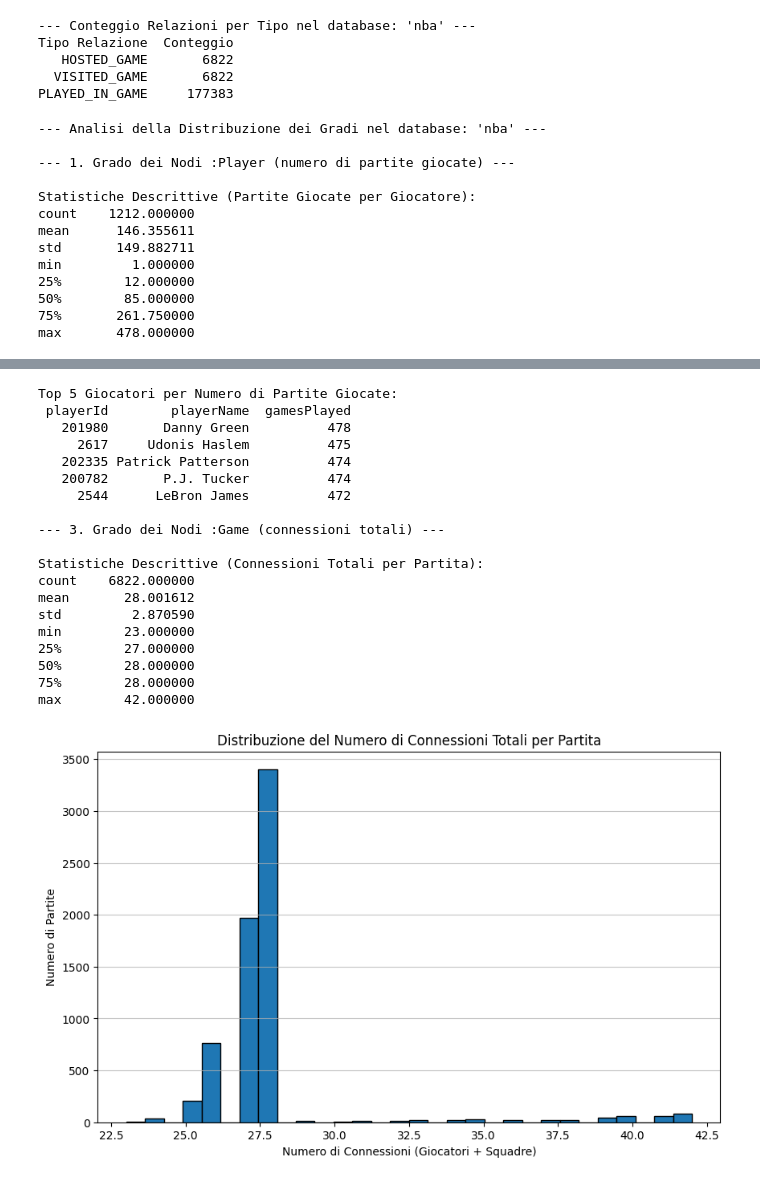
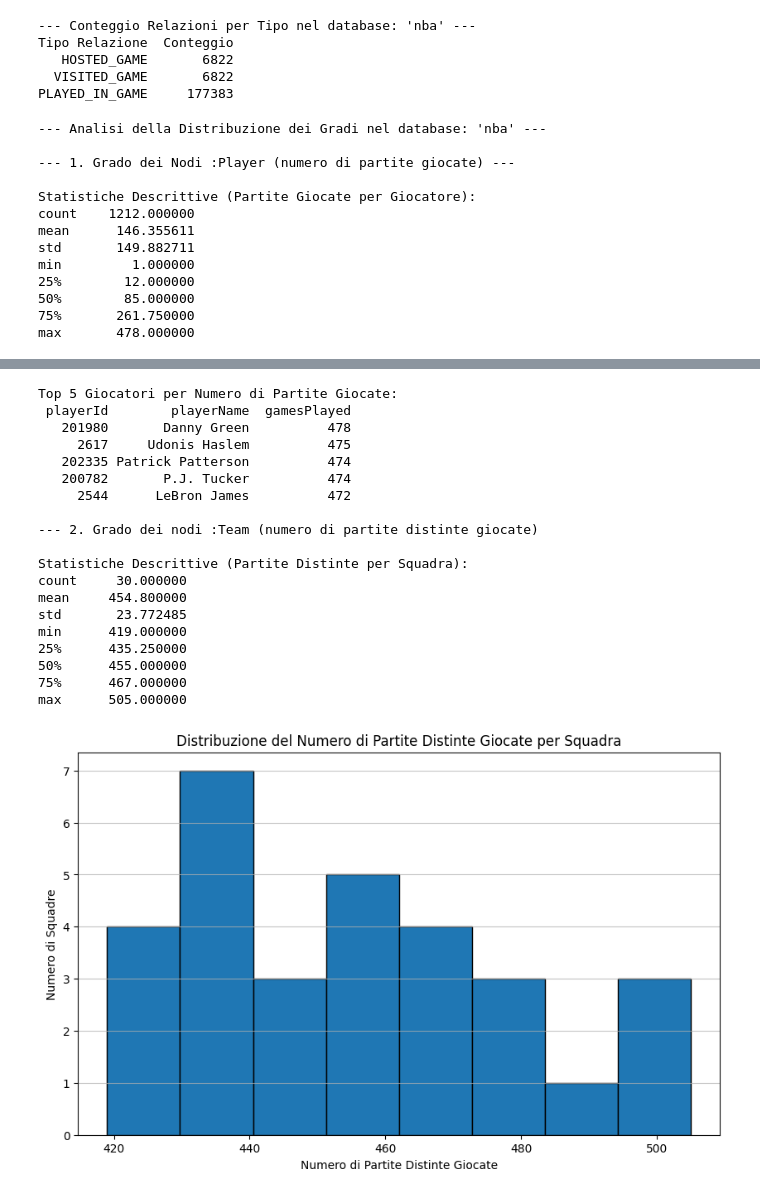
Before and after one commit to Manillin/GraphAnalytics, a Jupyter notebook: nba_dataset.ipynb, the cells around one changed output, grey strips where cells are left out. Drawn from its saved outputs; the diff is of its cells as text; code cells hidden in the pictures.

```diff
--- a/nba_dataset.ipynb
+++ b/nba_dataset.ipynb
@@ -1,5 +3,7 @@
 # %%
 from neo4j import GraphDatabase
+import logging
+logging.getLogger("neo4j").setLevel(logging.ERROR)
 
 uri = 'bolt://localhost:7687'
 user = 'neo4j'
@@ -13,11 +17,7 @@ print('connessione a neo4j riuscita!')
 with driver.session(database=db_name) as session:
     print(f'Sessione aperta con successo al database: {db_name}')
     result = session.run("MATCH (n) RETURN count(n) AS node_count")
-    record = result.single() # Ottieni il singolo record risultato
-    if record:
-        print(f"Numero di nodi nel database '{db_name}': {record['node_count']}")
-    else:
-        print(f"Nessun record restituito dalla query di conteggio nodi nel database '{db_name}'.")
+    record = result.single() # singolo record test
 # %% [output]
 connessione a neo4j riuscita!
 Sessione aperta con successo al database: nba
@@ -32,6 +29,6 @@ df = pd.read_csv('teams_for_neo4j.csv')
 df.info()
 # %%
-# --- Funzione per creare Constraints (assicurati sia stata eseguita una volta) ---
+# --- Funzione per creare Constraints ---
 def create_constraints_for_schema(neo4j_session):
     print("Tentativo di creazione constraints...")
     neo4j_session.run("""
@@ -40,16 +37,12 @@ def create_constraints_for_schema(neo4j_session):
     """)
     print("Constraints per :Team creati (o già esistenti).")
 
-# --- Funzione per importare le Squadre (MODIFICATA) ---
+# --- Funzione per importare le Squadre ---
 def import_teams_data(neo4j_session, csv_filename="teams_for_neo4j.csv"):
-    """
-    Importa le squadre dal file CSV specificato.
-    Il file CSV deve trovarsi nella cartella 'import' del database Neo4j.
-    """
     print(f"Inizio importazione squadre da '{csv_filename}'...")
 
     import_query = """
-    LOAD CSV WITH HEADERS FROM $csvFileUrl AS row // Nome parametro cambiato per chiarezza
+    LOAD CSV WITH HEADERS FROM $csvFileUrl AS row // csvFileUrl -> alias per accedere al file in 'import'
     FIELDTERMINATOR ','
     MERGE (t:Team {teamId: toInteger(row.TEAM_ID)})
     ON CREATE SET
@@ -80,10 +73,10 @@ def import_teams_data(neo4j_session, csv_filename="teams_for_neo4j.csv"):
         t.dLeagueAffiliation = row.DLEAGUEAFFILIATION
     """
 
-    # URL del file per Neo4j, specificando il protocollo 'file:///'
+    # URL del file per Neo4j, protocollo 'file:///'
     file_url_for_neo4j = 'file:///' + csv_filename
 
-    neo4j_session.run(import_query, csvFileUrl=file_url_for_neo4j) # Passa l'URL costruito
+    neo4j_session.run(import_query, csvFileUrl=file_url_for_neo4j)
     print(f"Importazione squadre da '{csv_filename}' (usando URL: {file_url_for_neo4j}) completata.")
 
 # --- Esecuzione delle operazioni nel contesto della sessione Neo4j ---
@@ -92,7 +85,7 @@ try:
         print(f"Utilizzo della sessione esistente con il database: '{db_name}' per l'importazione.")
 
         # 1. Crea i constraints
-        create_constraints_for_schema(session) # Commenta se già eseguito con successo
+        create_constraints_for_schema(session)
 
         # 2. Importa le squadre
         import_teams_data(session, csv_filename="teams_for_neo4j.csv")
@@ -524,16 +460,10 @@ Tipo Relazione  Conteggio
   VISITED_GAME       6822
 PLAYED_IN_GAME     177383
 # %%
-# Analisi della Distribuzione dei Gradi
-import matplotlib.pyplot as plt
-import numpy as np # Per calcoli statistici se necessario
-
 print(f"--- Analisi della Distribuzione dei Gradi nel database: '{db_name}' ---")
-
 try:
     with driver.session(database=db_name) as session:
-
-        # --- 1. Grado dei Nodi :Player (partite giocate) ---
+        # --- Grado dei Nodi :Player (partite giocate) ---
         print("\n--- 1. Grado dei Nodi :Player (numero di partite giocate) ---")
         player_degree_query = """
         MATCH (p:Player)-[r:PLAYED_IN_GAME]->(g:Game)
@@ -565,10 +495,9 @@ try:
         print("\n--- 2. Grado dei nodi :Team (numero di partite distinte giocate)")
         team_degree_query = """
         MATCH (t:Team)-[:HOSTED_GAME | VISITED_GAME]->(g:Game)
-        return t.teamId as teamId, t.nickname ad teamName, count(distinct g) as distinctGamesInvolved
+        return t.teamId as teamId, t.nickname as teamName, count(distinct g) as distinctGamesInvolved
         order by distinctGamesInvolved DESC
         """
-
         results_teams = session.run(team_degree_query)
         team_degrees = [{"teamId": r["teamId"], "teamName": r["teamName"], "distinctGamesInvolved": r["distinctGamesInvolved"]} for r in results_teams]
 
@@ -578,11 +507,9 @@ try:
             print(df_team_degrees['distinctGamesInvolved'].describe().to_string())
 
             plt.figure(figsize=(10, 6))
-            # Adatta i bin in base al range dei nuovi valori, che sarà molto più piccolo
-            # Potresti usare un numero fisso di bin, es. bins=15 o bins=20
             max_games = df_team_degrees['distinctGamesInvolved'].max()
             min_games = df_team_degrees['distinctGamesInvolved'].min()
-            bin_width = 10 # Esempio, regola se necessario
+            bin_width = 10
             if max_games is not None and min_games is not None and max_games > min_games :
                  bins_calculated = int((max_games - min_games) / bin_width) if int((max_games - min_games) / bin_width) > 0 else 10
             else:
@@ -600,7 +527,7 @@ try:
             print("Nessun dato trovato per il grando delle squadre")
 
 
-        # --- 3. Grado dei Nodi :Game (numero di giocatori + squadre connesse) ---
+        # --- Grado dei Nodi :Game (numero di giocatori + squadre connesse) ---
         print("\n--- 3. Grado dei Nodi :Game (connessioni totali) ---")
         # Il grado di un nodo Game è il numero di giocatori che vi hanno partecipato
         # più le 2 squadre (casa e ospite).
@@ -611,8 +538,6 @@ try:
         RETURN g.gameId AS gameId, count(DISTINCT p) + count(DISTINCT t) AS totalConnections
         ORDER BY totalConnections DESC
         """
-        # count(DISTINCT p) conta i giocatori unici per partita.
-        # count(DISTINCT t) dovrebbe essere 2 per ogni partita.
         results_games = session.run(game_degree_query)
         game_degrees = [{"gameId": r["gameId"], "totalConnections": r["totalConnections"]} for r in results_games]
 
@@ -632,42 +557,41 @@ try:
             print("\nTop 5 Partite per Numero di Connessioni:")
             print(df_game_degrees.head(5).to_string(index=False))
         else:
             print("Nessun dato trovato per il grado delle partite.")
-
 except Exception as e:
     print(f"Si è verificato un errore durante l'analisi della distribuzione dei gradi: {e}")
 # %% [output]
 --- Analisi della Distribuzione dei Gradi nel database: 'nba' ---
 
 --- 1. Grado dei Nodi :Player (numero di partite giocate) ---
 
 Statistiche Descrittive (Partite Giocate per Giocatore):
 count    1212.000000
 mean      146.355611
 std       149.882711
 min         1.000000
 25%        12.000000
 50%        85.000000
 75%       261.750000
 max       478.000000
 [figure]
 Top 5 Giocatori per Numero di Partite Giocate:
  playerId        playerName  gamesPlayed
    201980       Danny Green          478
      2617     Udonis Haslem          475
    202335 Patrick Patterson          474
    200782       P.J. Tucker          474
      2544      LeBron James          472
 
---- 3. Grado dei Nodi :Game (connessioni totali) ---
+--- 2. Grado dei nodi :Team (numero di partite distinte giocate)
 
-Statistiche Descrittive (Connessioni Totali per Partita):
-count    6822.000000
-mean       28.001612
-std         2.870590
-min        23.000000
-25%        27.000000
-50%        28.000000
-75%        28.000000
-max        42.000000
+Statistiche Descrittive (Partite Distinte per Squadra):
+count     30.000000
+mean     454.800000
+std       23.772485
+min      419.000000
+25%      435.250000
+50%      455.000000
+75%      467.000000
+max      505.000000
-[figure, old version]
+[figure, new version]
```
Also changed, not shown: parts of 54 cells of this notebook, 16 other files.
